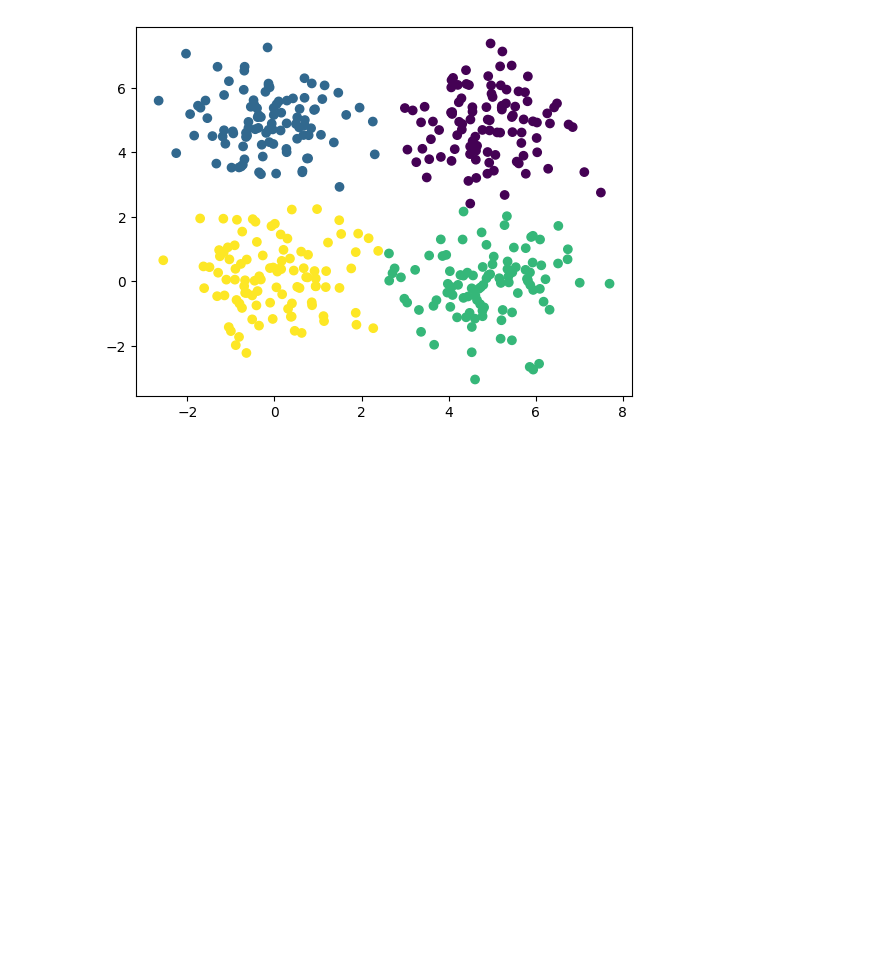
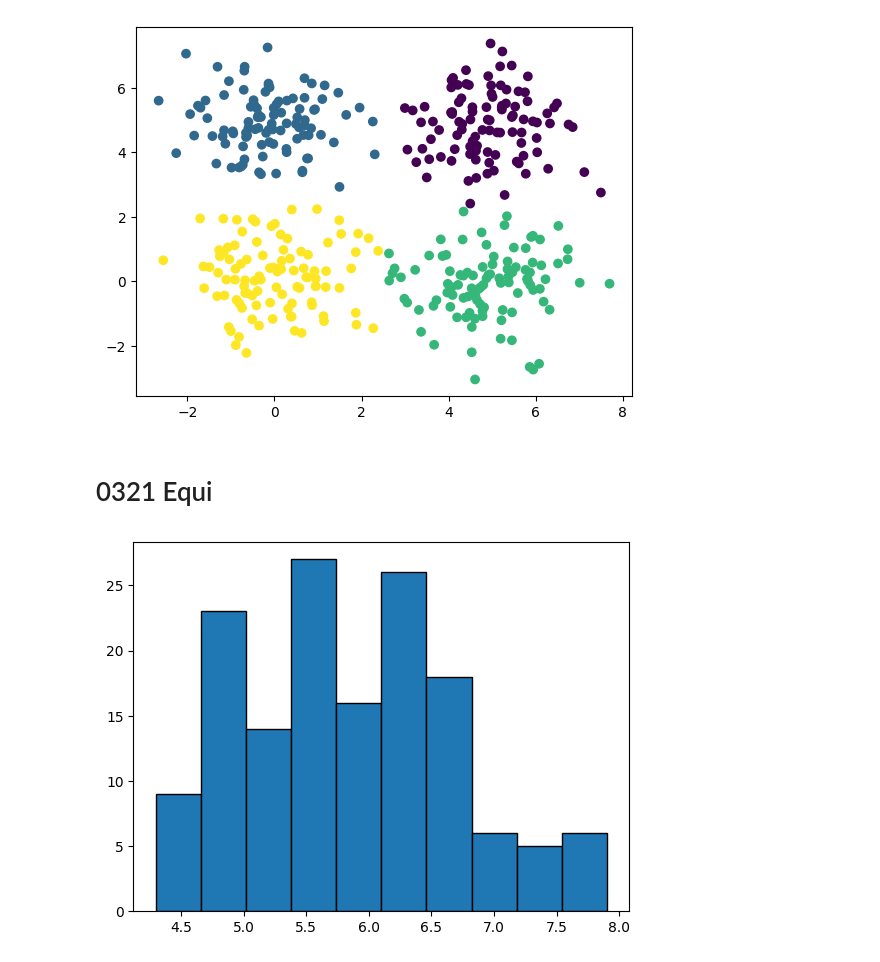
Before and after one commit to asdfrt159/DataScientist, a Jupyter notebook: Preprocessing/preprocess.ipynb, the cells around one changed output. Cells and saved outputs as stored; diff of their text form; code cells hidden in the pictures; blank space fills up the shorter version.

```diff
--- a/Preprocessing/preprocess.ipynb
+++ b/Preprocessing/preprocess.ipynb
@@ -1187,3 +1187,19 @@ plt.scatter(data[:, 0], data[:, 1], c=c_i)
 plt.show()
 # %% [output]
 [figure]
+# %% [markdown]
+# 0321 Equi
+# %%
+import pandas as pd
+import matplotlib.pyplot as plt
+import numpy as np
+
+df = pd.read_csv('./datasets/iris.csv')
+x = df.values[:,0]
+
+fig = plt.figure()
+ax = fig.add_subplot()
+ax.hist(x, bins = 10, edgecolor = 'black')
+fig.show()
+# %% [output]
+[figure, added]
```
Also changed, not shown: parts of 29 cells of this notebook, 1 other file.
